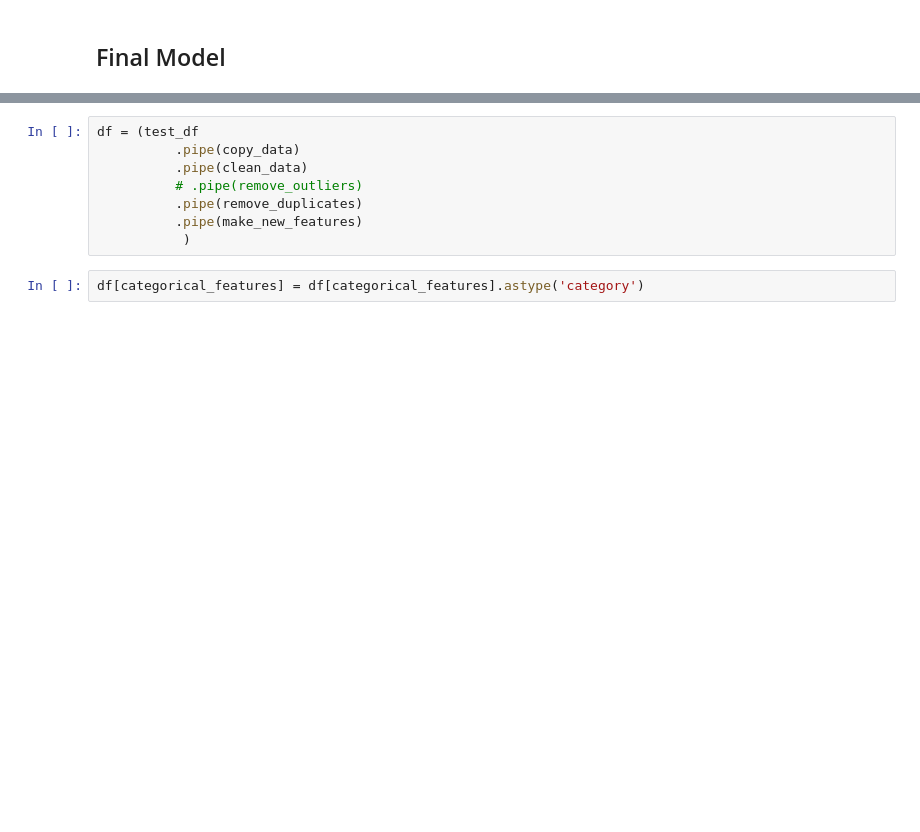
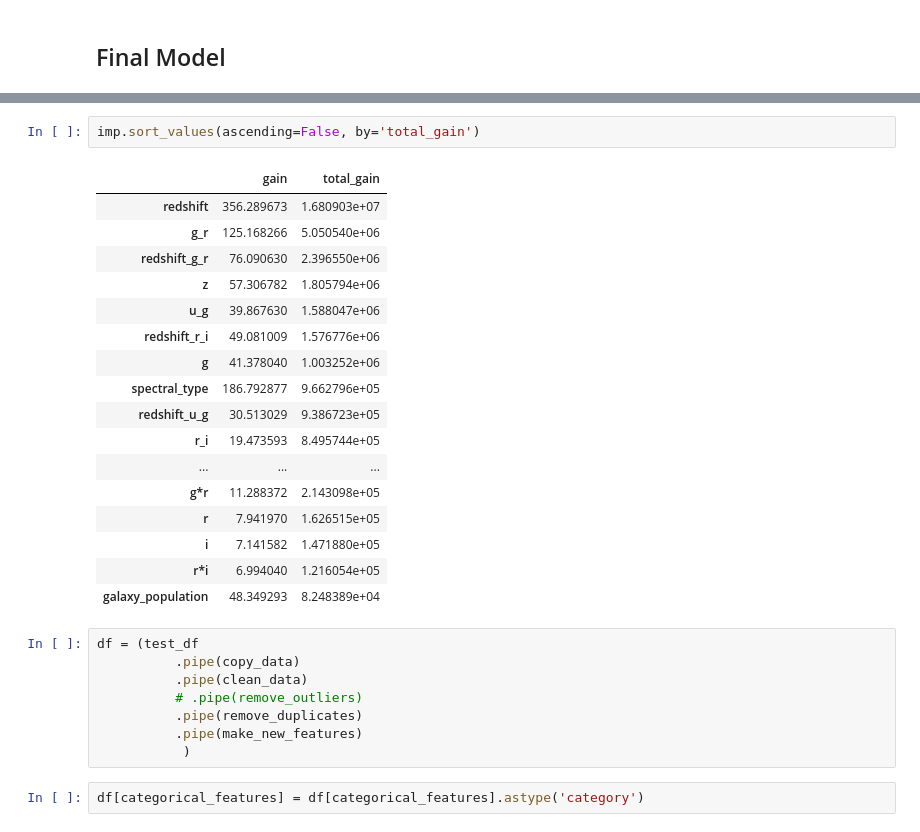
Before and after one commit to mcotton/playground-series-s6e06, a Jupyter notebook: xgboost.ipynb, the cells around one changed output, grey strips where cells are left out. Saved outputs shown, nothing was run; the diff lists cells and outputs as text; blank space fills up the shorter version.

```diff
--- a/xgboost.ipynb
+++ b/xgboost.ipynb
@@ -386,3 +431,23 @@ XGBClassifier(base_score=None, booster=None, callbacks=None,
+# %%
+imp.sort_values(ascending=False, by='total_gain')
+# %% [output]
+|  | gain | total_gain |
+| redshift | 356.289673 | 1.680903e+07 |
+| g_r | 125.168266 | 5.050540e+06 |
+| redshift_g_r | 76.090630 | 2.396550e+06 |
+| z | 57.306782 | 1.805794e+06 |
+| u_g | 39.867630 | 1.588047e+06 |
+| redshift_r_i | 49.081009 | 1.576776e+06 |
+| g | 41.378040 | 1.003252e+06 |
+| spectral_type | 186.792877 | 9.662796e+05 |
+| redshift_u_g | 30.513029 | 9.386723e+05 |
+| r_i | 19.473593 | 8.495744e+05 |
+| ... | ... | ... |
+| g*r | 11.288372 | 2.143098e+05 |
+| r | 7.941970 | 1.626515e+05 |
+| i | 7.141582 | 1.471880e+05 |
+| r*i | 6.994040 | 1.216054e+05 |
+| galaxy_population | 48.349293 | 8.248389e+04 |
 # %%
 df = (test_df
           .pipe(copy_data)
```
Also changed, not shown: parts of 21 cells of this notebook, 7 other files.
